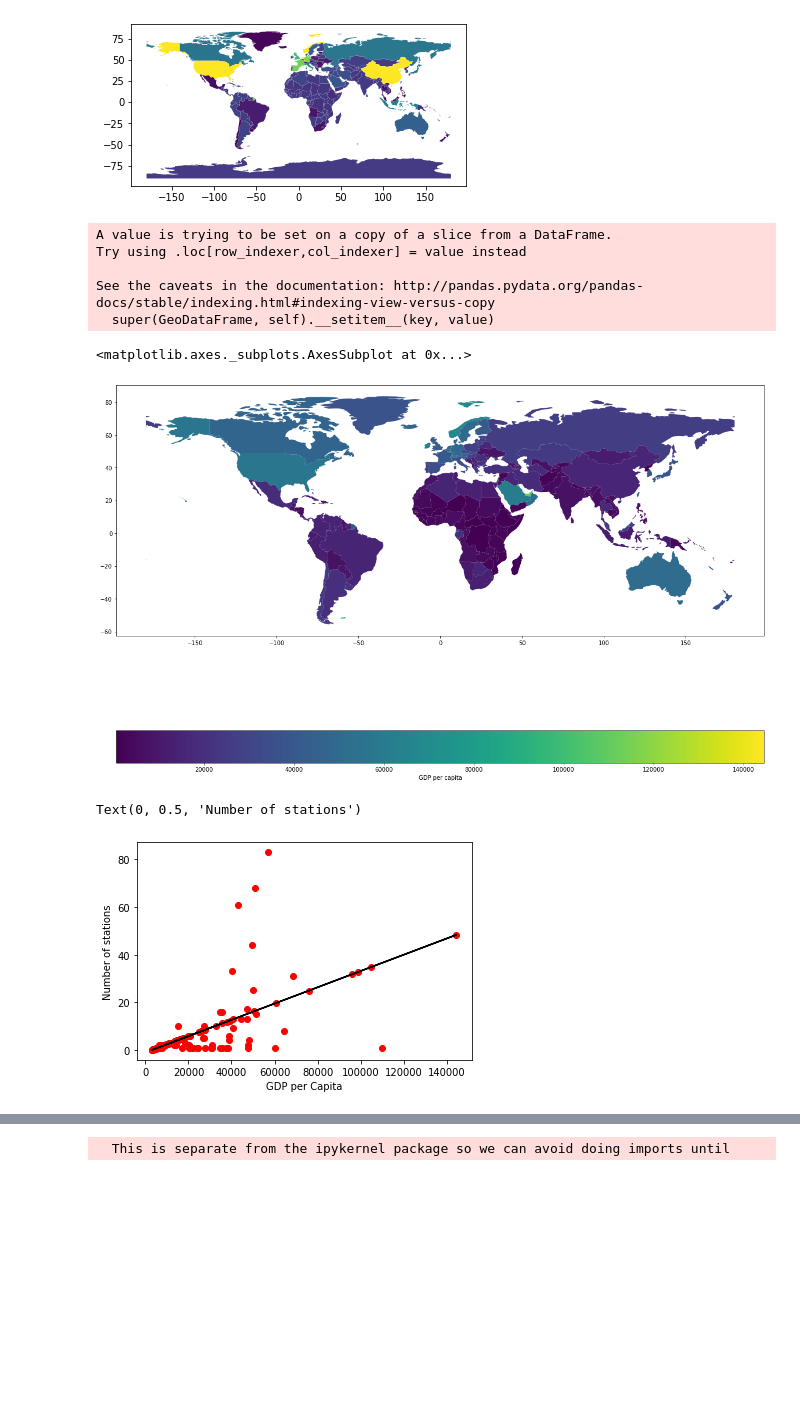
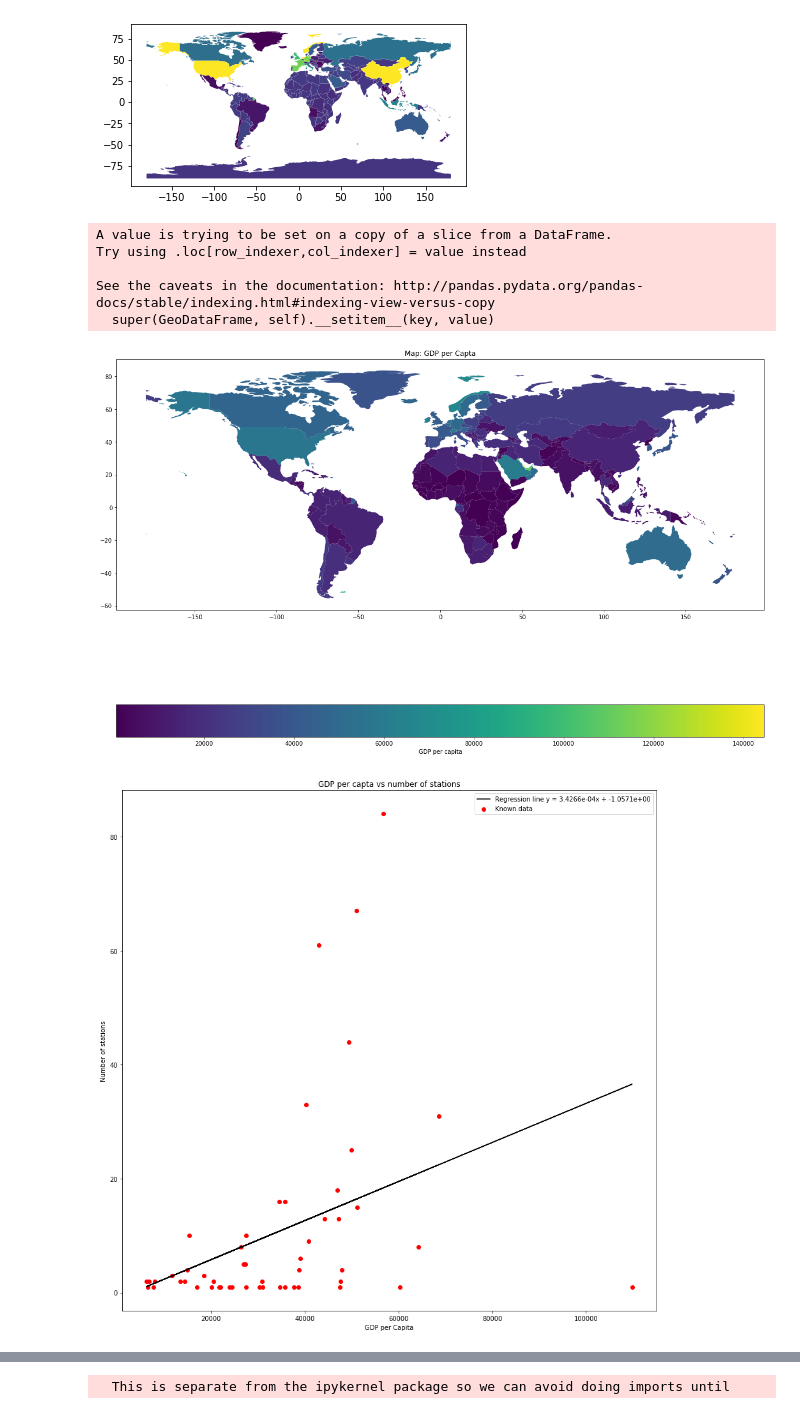
Before and after one commit to cojs2018/AIS-Data-Project, a Jupyter notebook: Ship_data.ipynb, the cells around one changed output, grey strips where cells are left out. Drawn from its saved outputs; the diff is of its cells as text; code cells hidden in the pictures; blank space fills up the shorter version.

```diff
--- a/Ship_data.ipynb
+++ b/Ship_data.ipynb
@@ -838,14 +879,15 @@ world.plot(column='gdp_per_capita',
            legend_kwds={'label': 'GDP per capita',
                         'orientation': 'horizontal'},
            ax=ax)
+plt.title('Map: GDP per Capta')
+plt.savefig('gdpPerCapita.png')
 # %% [output]
 A value is trying to be set on a copy of a slice from a DataFrame.
 Try using .loc[row_indexer,col_indexer] = value instead
 
 See the caveats in the documentation: http://pandas.pydata.org/pandas-docs/stable/indexing.html#indexing-view-versus-copy
   super(GeoDataFrame, self).__setitem__(key, value)
-<matplotlib.axes._subplots.AxesSubplot at 0x...>
-[figure, old version]
+[figure, new version]
 # %%
 #Now less count number of known satations per a country
 stations = geoPorts
@@ -867,16 +909,21 @@ for country in world.index:
 # %%
 #Now less plot these new columns against each other
 AISnations = world[world.num_stations > 0]
 
 m, b = np.polyfit(AISnations.gdp_per_capita, AISnations.num_stations, 1)
 
-plt.scatter(AISnations.gdp_per_capita, AISnations.num_stations, color='red')
-plt.plot(AISnations.gdp_per_capita, m*AISnations.gdp_per_capita + b, color='black')
+fig = plt.figure(figsize=(15, 15))
+plt.scatter(AISnations.gdp_per_capita, AISnations.num_stations, color='red',
+            label="Known data")
+plt.plot(AISnations.gdp_per_capita, m*AISnations.gdp_per_capita + b, color='black',
+         label="Regression line y = " + str(ffs(m, 4)) + 'x + ' + str(ffs(b, 4)))
 plt.xlabel('GDP per Capita')
 plt.ylabel('Number of stations')
+plt.legend(loc='best')
+plt.title('GDP per capta vs number of stations')
+plt.savefig('gdpVSstations.png')
 # %% [output]
-Text(0, 0.5, 'Number of stations')
-[figure, old version]
+[figure, new version]
 # %%
 #Now is time to predict possible stations for each country not listed by AIS
 world.loc[(world.num_stations == 0), 'num_stations'] = m*world.loc[(world.num_stations == 0), 'gdp_per_capita'] + b
```
Also changed, not shown: parts of 38 cells of this notebook, 22 other files.
